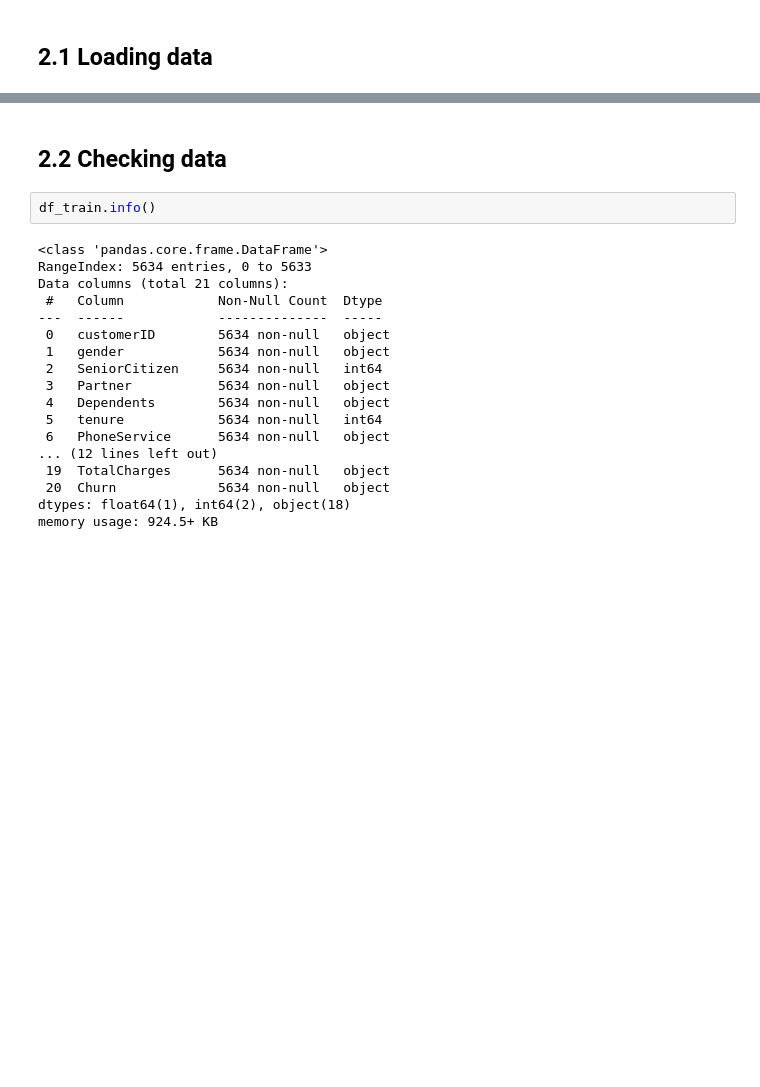
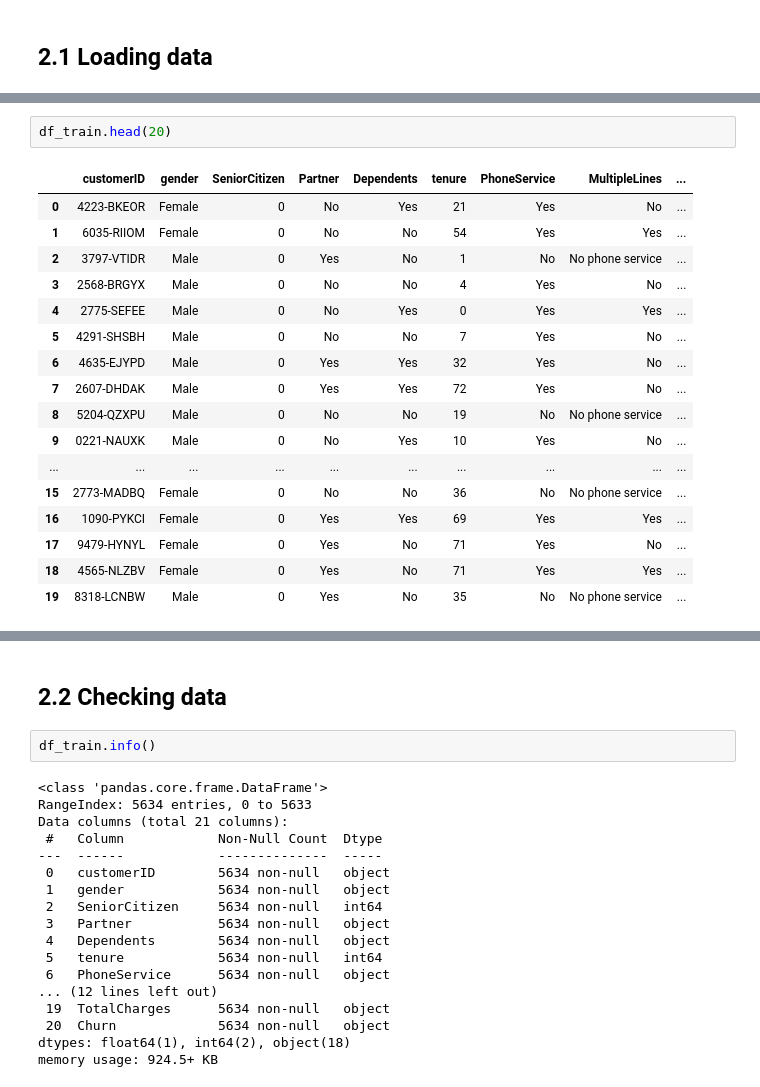
Before and after one commit to bobcastaldeli/Customer-Churn-Prediction, a Jupyter notebook: notebooks/eda.ipynb, the cells around one changed output, grey strips where cells are left out. Drawn from its saved outputs; the diff is of its cells as text; blank space fills up the shorter version.

```diff
--- a/notebooks/eda.ipynb
+++ b/notebooks/eda.ipynb
@@ -43,2 +55,22 @@ df_test = pd.read_csv('../data/raw/test.csv')
 # %% [output]
 [interactive output not drawn]
+# %%
+df_train.head(20)
+# %% [output]
+|  | customerID | gender | SeniorCitizen | Partner | Dependents | tenure | PhoneService | MultipleLines | ... |
+| 0 | 4223-BKEOR | Female | 0 | No | Yes | 21 | Yes | No | ... |
+| 1 | 6035-RIIOM | Female | 0 | No | No | 54 | Yes | Yes | ... |
+| 2 | 3797-VTIDR | Male | 0 | Yes | No | 1 | No | No phone service | ... |
+| 3 | 2568-BRGYX | Male | 0 | No | No | 4 | Yes | No | ... |
+| 4 | 2775-SEFEE | Male | 0 | No | Yes | 0 | Yes | Yes | ... |
+| 5 | 4291-SHSBH | Male | 0 | No | No | 7 | Yes | No | ... |
+| 6 | 4635-EJYPD | Male | 0 | Yes | Yes | 32 | Yes | No | ... |
+| 7 | 2607-DHDAK | Male | 0 | Yes | Yes | 72 | Yes | No | ... |
+| 8 | 5204-QZXPU | Male | 0 | No | No | 19 | No | No phone service | ... |
+| 9 | 0221-NAUXK | Male | 0 | No | Yes | 10 | Yes | No | ... |
+| ... | ... | ... | ... | ... | ... | ... | ... | ... | ... |
+| 15 | 2773-MADBQ | Female | 0 | No | No | 36 | No | No phone service | ... |
+| 16 | 1090-PYKCI | Female | 0 | Yes | Yes | 69 | Yes | Yes | ... |
+| 17 | 9479-HYNYL | Female | 0 | Yes | No | 71 | Yes | No | ... |
+| 18 | 4565-NLZBV | Female | 0 | Yes | No | 71 | Yes | Yes | ... |
+| 19 | 8318-LCNBW | Male | 0 | Yes | No | 35 | No | No phone service | ... |
```
Also changed, not shown: parts of 27 cells of this notebook, 1 other file.
